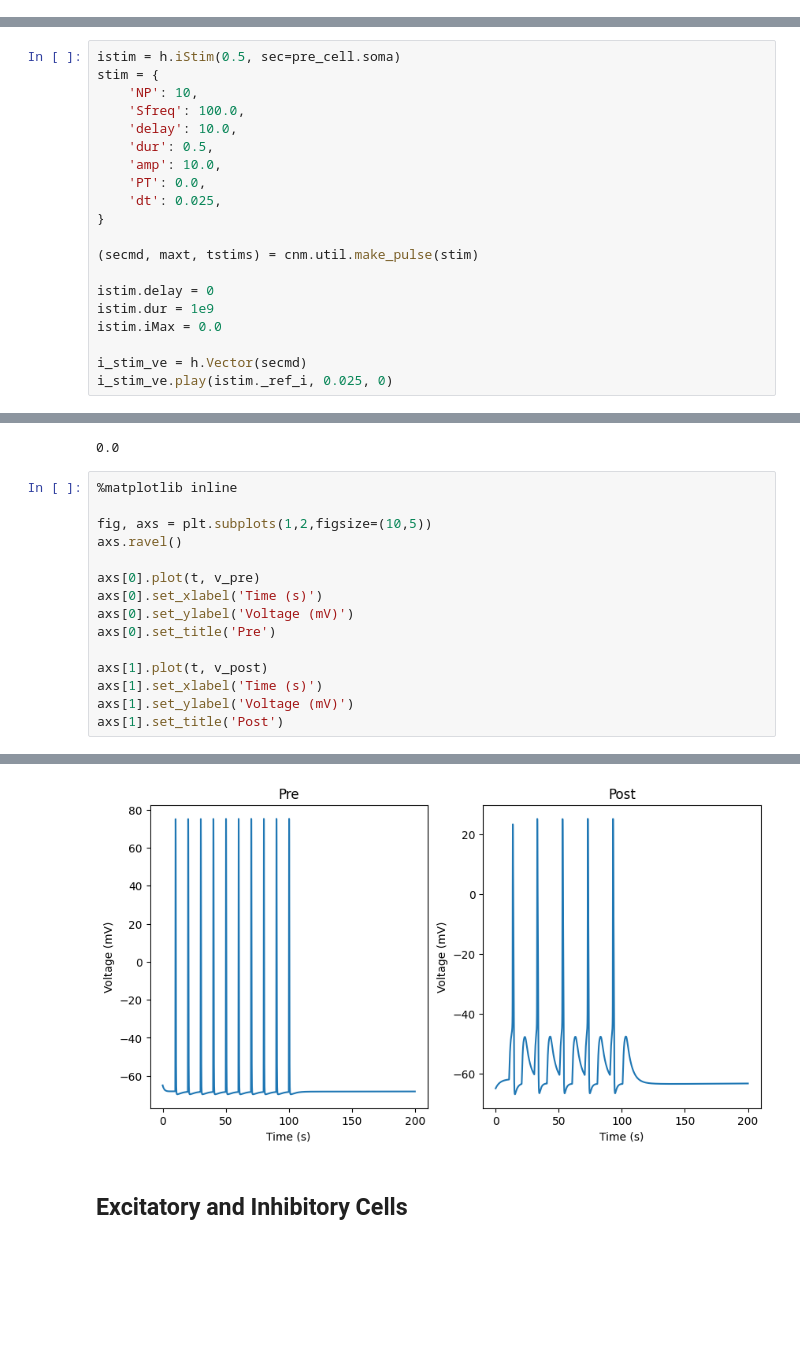
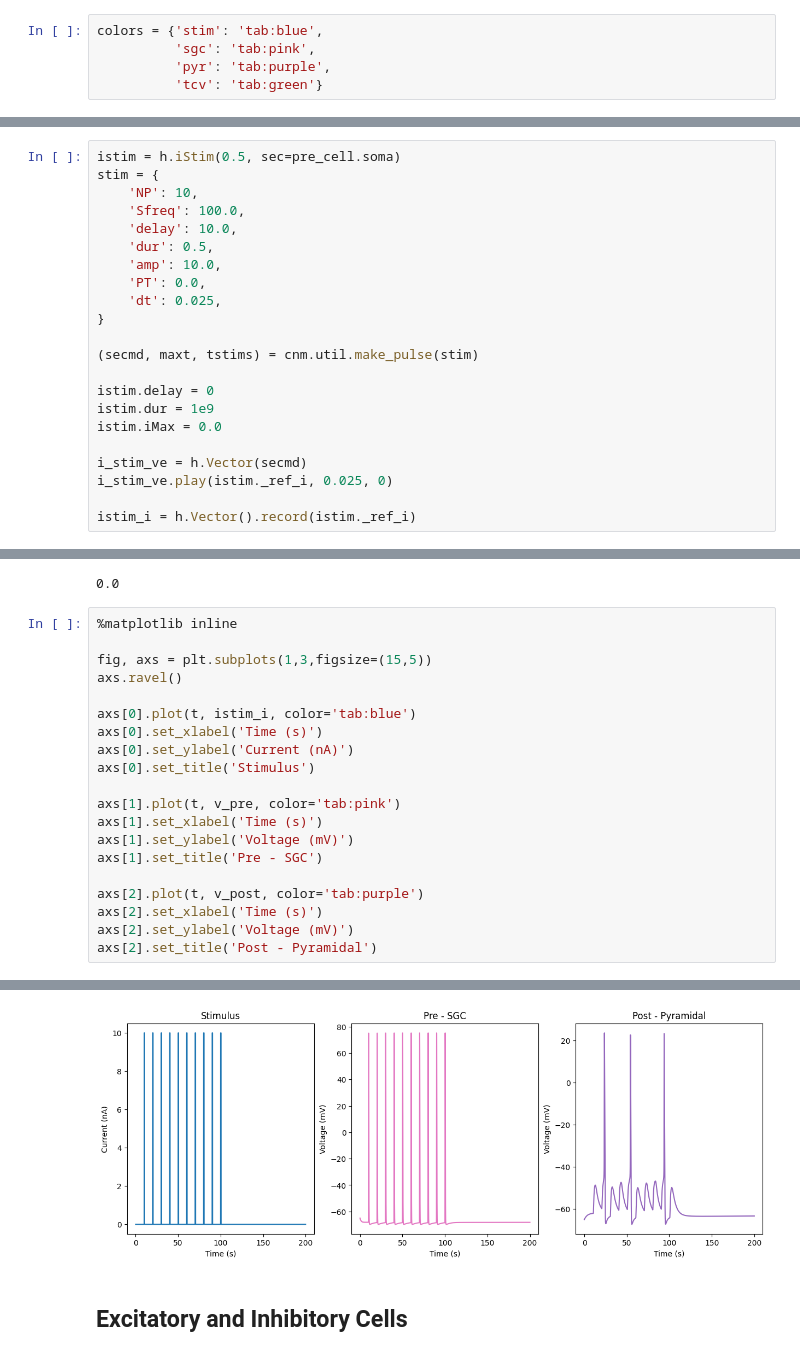
Before and after one commit to kedoxey/DCN_model, a Jupyter notebook: notebooks/cnmodel.ipynb, the cells around one changed output, grey strips where cells are left out. Drawn from its saved outputs; the diff is of its cells as text; blank space fills up the shorter version.

Commit message:
scripts and notebooks for exploring CNModel and implementing pyramidal cell network

```diff
--- a/notebooks/cnmodel.ipynb
+++ b/notebooks/cnmodel.ipynb
@@ -11,6 +11,11 @@ import matplotlib.pyplot as plt
 # %% [output]
 Warning: no DISPLAY environment variable.
 --No graphics will be displayed.
+# %%
+colors = {'stim': 'tab:blue',
+          'sgc': 'tab:pink',
+          'pyr': 'tab:purple',
+          'tcv': 'tab:green'}
 # %% [markdown]
 ## Single Cell with Injected Current
 # %%
@@ -92,3 +207,5 @@ istim.iMax = 0.0
 
 i_stim_ve = h.Vector(secmd)
 i_stim_ve.play(istim._ref_i, 0.025, 0)
+
+istim_i = h.Vector().record(istim._ref_i)
@@ -110,16 +225,21 @@ h.run()
 # %%
 %matplotlib inline
 
-fig, axs = plt.subplots(1,2,figsize=(10,5))
+fig, axs = plt.subplots(1,3,figsize=(15,5))
 axs.ravel()
 
-axs[0].plot(t, v_pre)
+axs[0].plot(t, istim_i, color='tab:blue')
 axs[0].set_xlabel('Time (s)')
-axs[0].set_ylabel('Voltage (mV)')
-axs[0].set_title('Pre')
+axs[0].set_ylabel('Current (nA)')
+axs[0].set_title('Stimulus')
 
-axs[1].plot(t, v_post)
+axs[1].plot(t, v_pre, color='tab:pink')
 axs[1].set_xlabel('Time (s)')
 axs[1].set_ylabel('Voltage (mV)')
-axs[1].set_title('Post')
+axs[1].set_title('Pre - SGC')
+
+axs[2].plot(t, v_post, color='tab:purple')
+axs[2].set_xlabel('Time (s)')
+axs[2].set_ylabel('Voltage (mV)')
+axs[2].set_title('Post - Pyramidal')
 # %% [output]
@@ -127,4 +247,4 @@ Text(0.5, 1.0, 'Post')
-[figure, old version]
+[figure, new version]
 # %% [markdown]
 ## Excitatory and Inhibitory Cells
 # %% [markdown]
```
Also changed, not shown: parts of 37 cells of this notebook, 6 other files.
